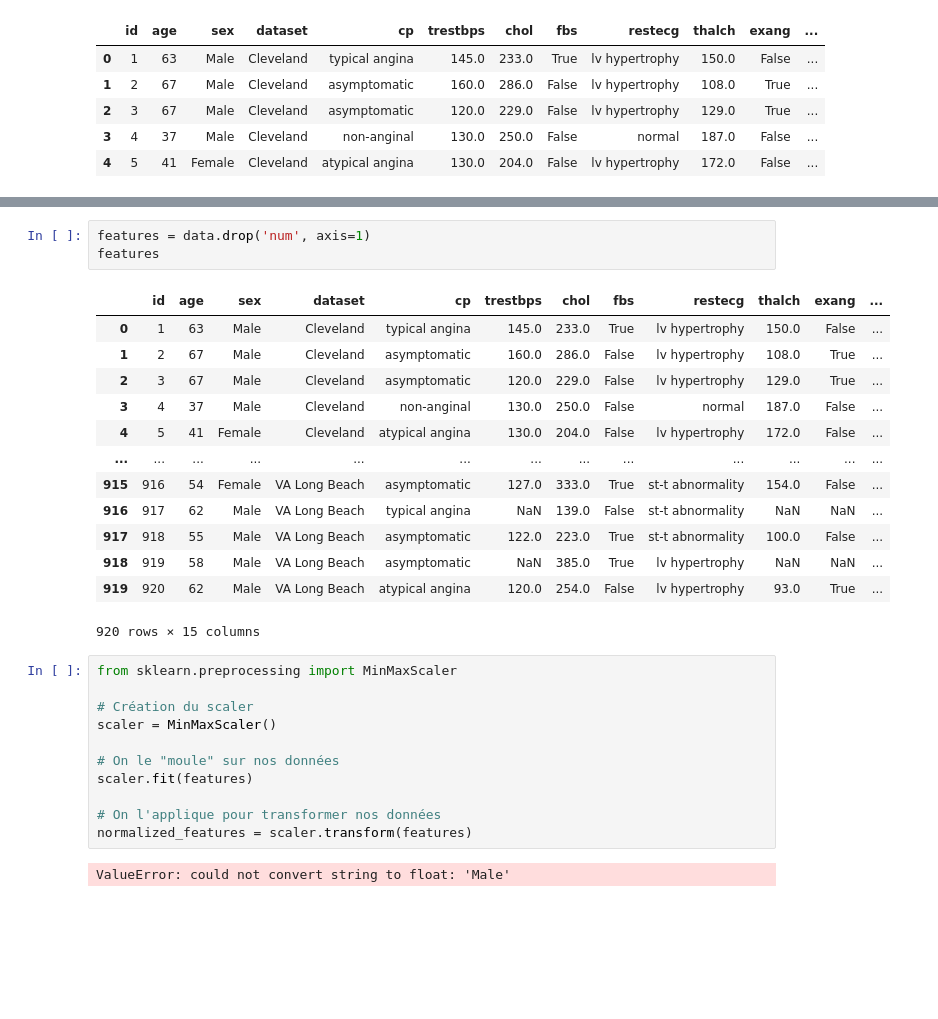
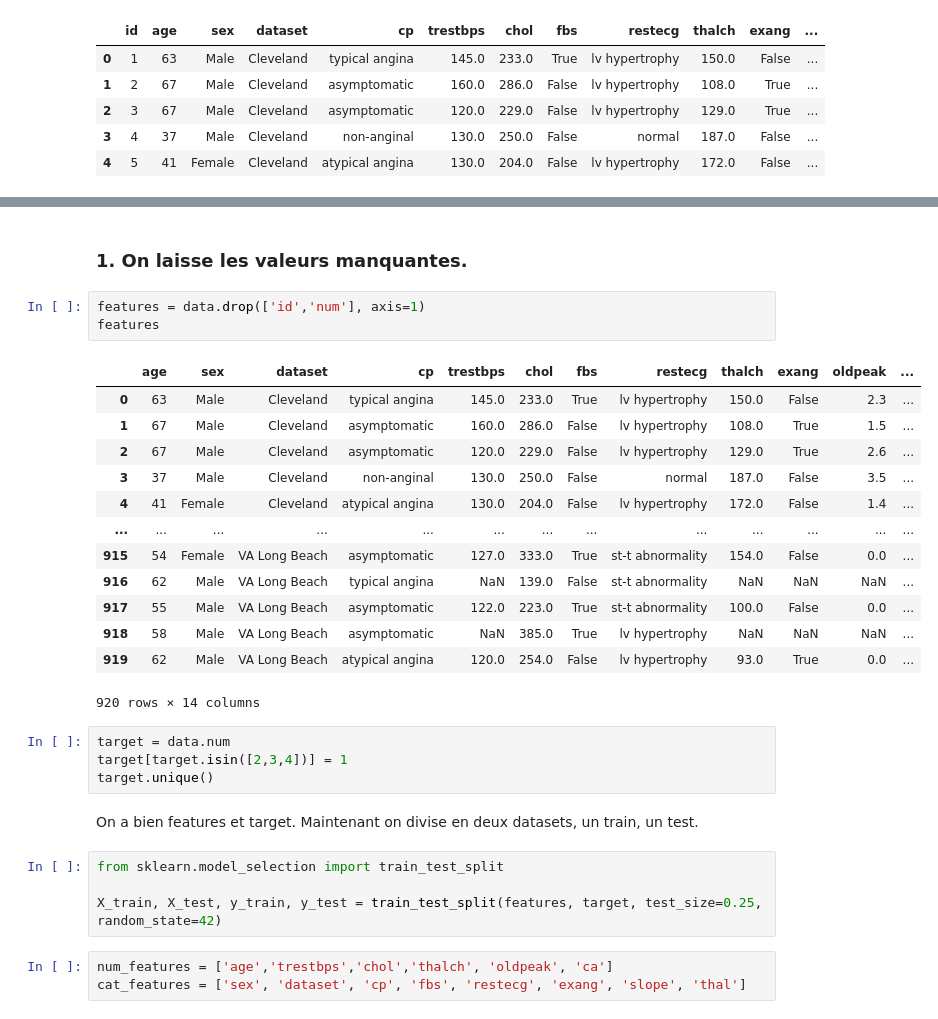
Before and after one commit to guilhemgrvx/ML_project, a Jupyter notebook: UCI_disease.ipynb, the cells around one changed output, grey strips where cells are left out. Cells and saved outputs as stored; diff of their text form; blank space fills up the shorter version.

```diff
--- a/UCI_disease.ipynb
+++ b/UCI_disease.ipynb
@@ -20,30 +75,32 @@ data.shape
+# %% [markdown]
+### 1. On laisse les valeurs manquantes.
 # %%
-features = data.drop('num', axis=1)
+features = data.drop(['id','num'], axis=1)
 features
 # %% [output]
-|  | id | age | sex | dataset | cp | trestbps | chol | fbs | restecg | thalch | exang | ... |
-| 0 | 1 | 63 | Male | Cleveland | typical angina | 145.0 | 233.0 | True | lv hypertrophy | 150.0 | False | ... |
-| 1 | 2 | 67 | Male | Cleveland | asymptomatic | 160.0 | 286.0 | False | lv hypertrophy | 108.0 | True | ... |
-| 2 | 3 | 67 | Male | Cleveland | asymptomatic | 120.0 | 229.0 | False | lv hypertrophy | 129.0 | True | ... |
-| 3 | 4 | 37 | Male | Cleveland | non-anginal | 130.0 | 250.0 | False | normal | 187.0 | False | ... |
-| 4 | 5 | 41 | Female | Cleveland | atypical angina | 130.0 | 204.0 | False | lv hypertrophy | 172.0 | False | ... |
+|  | age | sex | dataset | cp | trestbps | chol | fbs | restecg | thalch | exang | oldpeak | ... |
+| 0 | 63 | Male | Cleveland | typical angina | 145.0 | 233.0 | True | lv hypertrophy | 150.0 | False | 2.3 | ... |
+| 1 | 67 | Male | Cleveland | asymptomatic | 160.0 | 286.0 | False | lv hypertrophy | 108.0 | True | 1.5 | ... |
+| 2 | 67 | Male | Cleveland | asymptomatic | 120.0 | 229.0 | False | lv hypertrophy | 129.0 | True | 2.6 | ... |
+| 3 | 37 | Male | Cleveland | non-anginal | 130.0 | 250.0 | False | normal | 187.0 | False | 3.5 | ... |
+| 4 | 41 | Female | Cleveland | atypical angina | 130.0 | 204.0 | False | lv hypertrophy | 172.0 | False | 1.4 | ... |
 | ... | ... | ... | ... | ... | ... | ... | ... | ... | ... | ... | ... | ... |
-| 915 | 916 | 54 | Female | VA Long Beach | asymptomatic | 127.0 | 333.0 | True | st-t abnormality | 154.0 | False | ... |
-| 916 | 917 | 62 | Male | VA Long Beach | typical angina | NaN | 139.0 | False | st-t abnormality | NaN | NaN | ... |
-| 917 | 918 | 55 | Male | VA Long Beach | asymptomatic | 122.0 | 223.0 | True | st-t abnormality | 100.0 | False | ... |
-| 918 | 919 | 58 | Male | VA Long Beach | asymptomatic | NaN | 385.0 | True | lv hypertrophy | NaN | NaN | ... |
-| 919 | 920 | 62 | Male | VA Long Beach | atypical angina | 120.0 | 254.0 | False | lv hypertrophy | 93.0 | True | ... |
+| 915 | 54 | Female | VA Long Beach | asymptomatic | 127.0 | 333.0 | True | st-t abnormality | 154.0 | False | 0.0 | ... |
+| 916 | 62 | Male | VA Long Beach | typical angina | NaN | 139.0 | False | st-t abnormality | NaN | NaN | NaN | ... |
+| 917 | 55 | Male | VA Long Beach | asymptomatic | 122.0 | 223.0 | True | st-t abnormality | 100.0 | False | 0.0 | ... |
+| 918 | 58 | Male | VA Long Beach | asymptomatic | NaN | 385.0 | True | lv hypertrophy | NaN | NaN | NaN | ... |
+| 919 | 62 | Male | VA Long Beach | atypical angina | 120.0 | 254.0 | False | lv hypertrophy | 93.0 | True | 0.0 | ... |
-920 rows × 15 columns
+920 rows × 14 columns
-# %%
-from sklearn.preprocessing import MinMaxScaler
-
-# Création du scaler
-scaler = MinMaxScaler()
-
-# On le "moule" sur nos données
-scaler.fit(features)
-
-# On l'applique pour transformer nos données
-normalized_features = scaler.transform(features)
-# %% [output]
-ValueError: could not convert string to float: 'Male'
+# %%
+target = data.num
+target[target.isin([2,3,4])] = 1
+target.unique()
+# %% [markdown]
+On a bien features et target. Maintenant on divise en deux datasets, un train, un test.
+# %%
+from sklearn.model_selection import train_test_split
+
+X_train, X_test, y_train, y_test = train_test_split(features, target, test_size=0.25, random_state=42)
+# %%
+num_features = ['age','trestbps','chol','thalch', 'oldpeak', 'ca']
+cat_features = ['sex', 'dataset', 'cp', 'fbs', 'restecg', 'exang', 'slope', 'thal']
```
Also changed, not shown: parts of 14 cells of this notebook.
